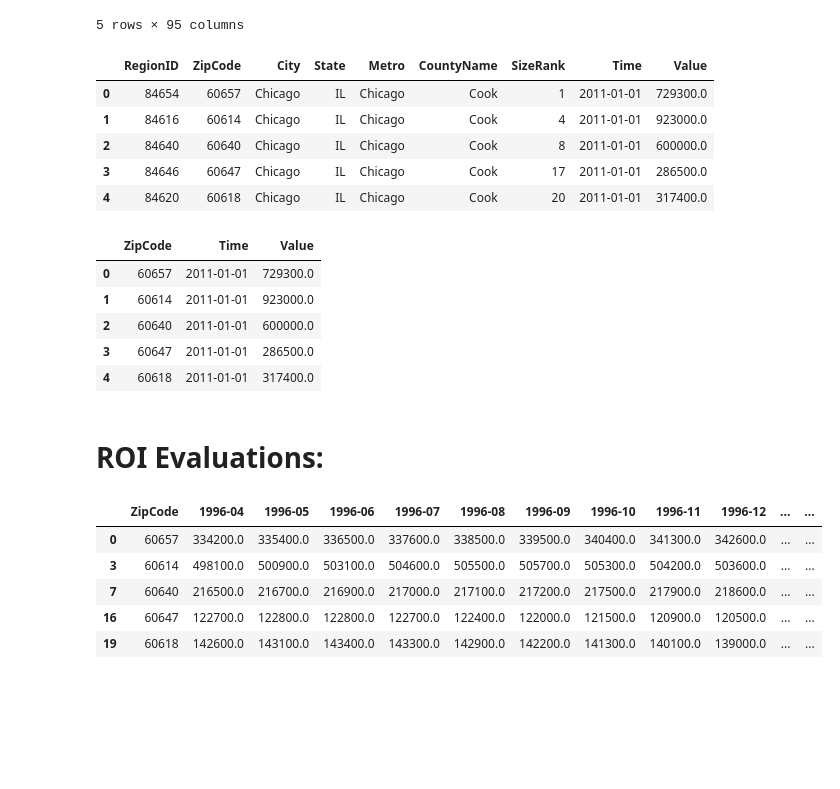
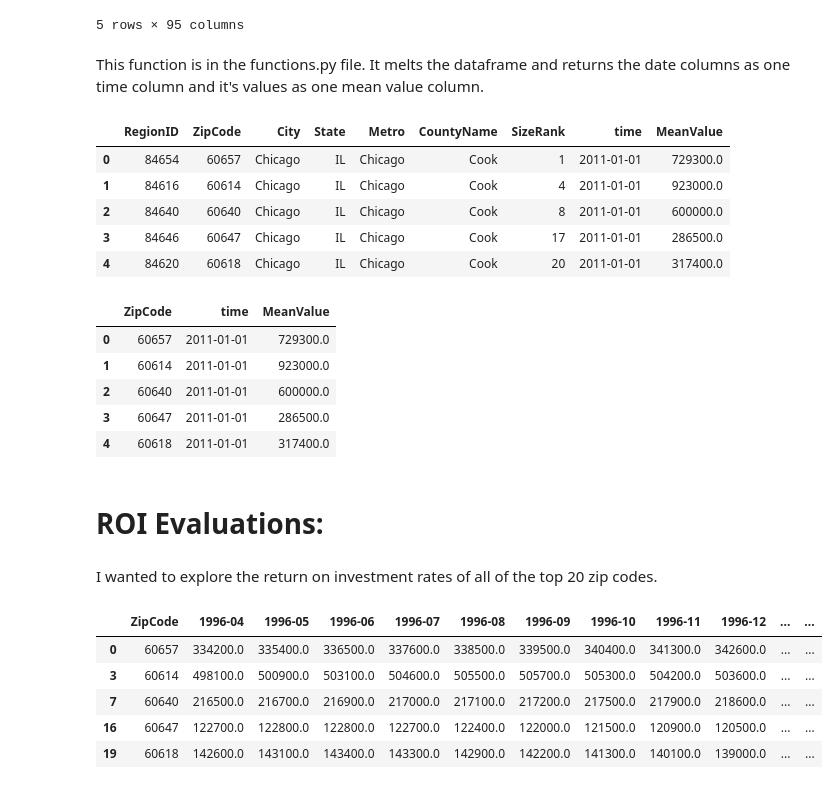
Before and after one commit to leighannajo/Zillow-Housing-Analysis, a Jupyter notebook: EDA and Preprocessing.ipynb, the cells around one changed output. Drawn from its saved outputs; the diff is of its cells as text; code cells hidden in the pictures; blank space fills up the shorter version.

```diff
--- a/EDA and Preprocessing.ipynb
+++ b/EDA and Preprocessing.ipynb
@@ -518,8 +531,10 @@ def melt_data(df): # from flatiron starter notebook
+# %% [markdown]
+This function is in the functions.py file.  It melts the dataframe and returns the date columns as one time column and it's values as one mean value column.
 # %%
-df = melt_data(top_zips_df)
+df = fun.melt_data(top_zips_df)
 df.head()
 # %% [output]
-|  | RegionID | ZipCode | City | State | Metro | CountyName | SizeRank | Time | Value |
+|  | RegionID | ZipCode | City | State | Metro | CountyName | SizeRank | time | MeanValue |
 | 0 | 84654 | 60657 | Chicago | IL | Chicago | Cook | 1 | 2011-01-01 | 729300.0 |
 | 1 | 84616 | 60614 | Chicago | IL | Chicago | Cook | 4 | 2011-01-01 | 923000.0 |
 | 2 | 84640 | 60640 | Chicago | IL | Chicago | Cook | 8 | 2011-01-01 | 600000.0 |
@@ -533,7 +548,7 @@ df.drop(['RegionID', 'City', 'State', 'Metro',
 # %%
 df.head()
 # %% [output]
-|  | ZipCode | Time | Value |
+|  | ZipCode | time | MeanValue |
 | 0 | 60657 | 2011-01-01 | 729300.0 |
 | 1 | 60614 | 2011-01-01 | 923000.0 |
 | 2 | 60640 | 2011-01-01 | 600000.0 |
@@ -547,6 +562,8 @@ df.head()
 # df.head()
 # %% [markdown]
 # ROI Evaluations:
+# %% [markdown]
+I wanted to explore the return on investment rates of all of the top 20 zip codes.
 # %%
 plotting_df.head()
 # %% [output]
```
Also changed, not shown: parts of 41 cells of this notebook, 3 other files.
